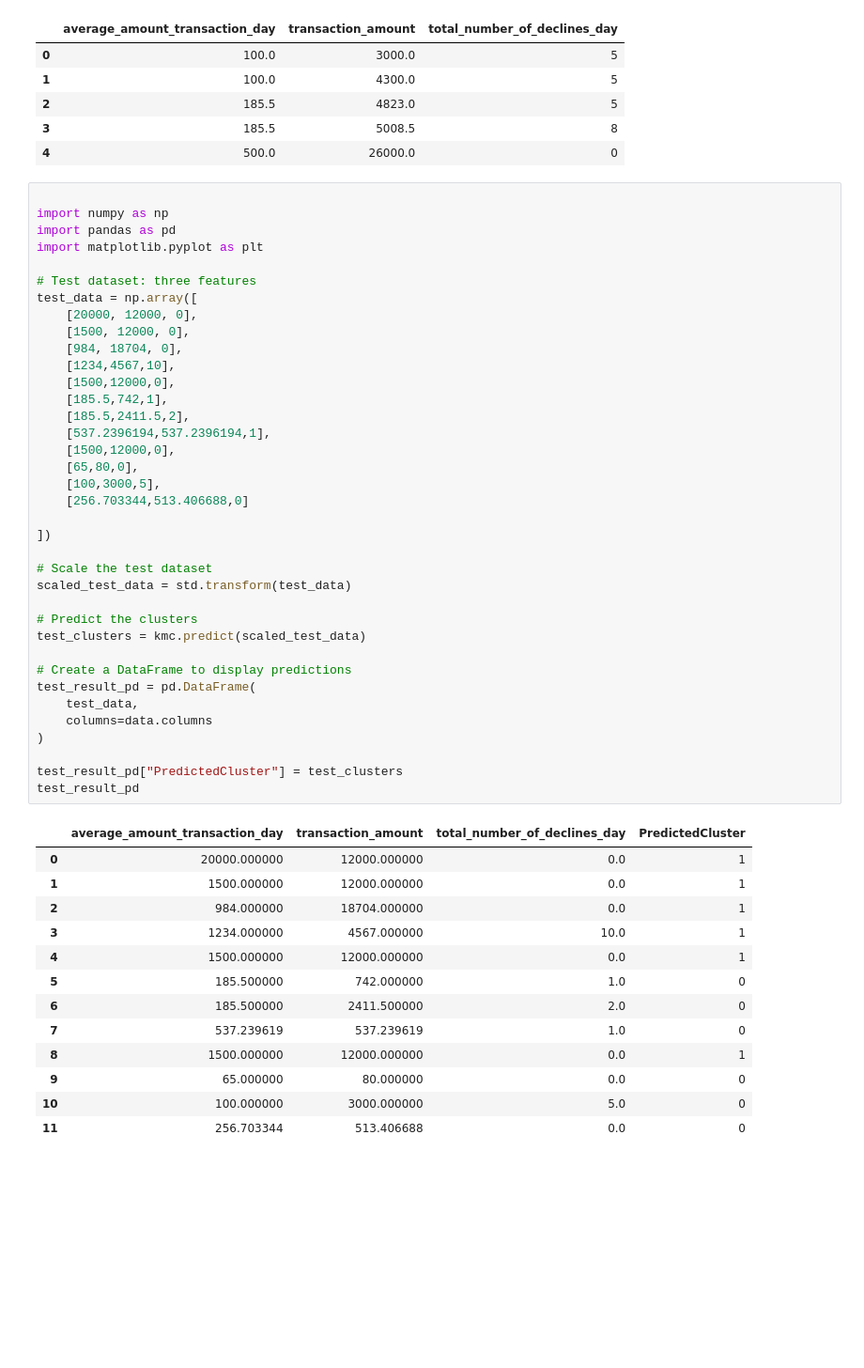
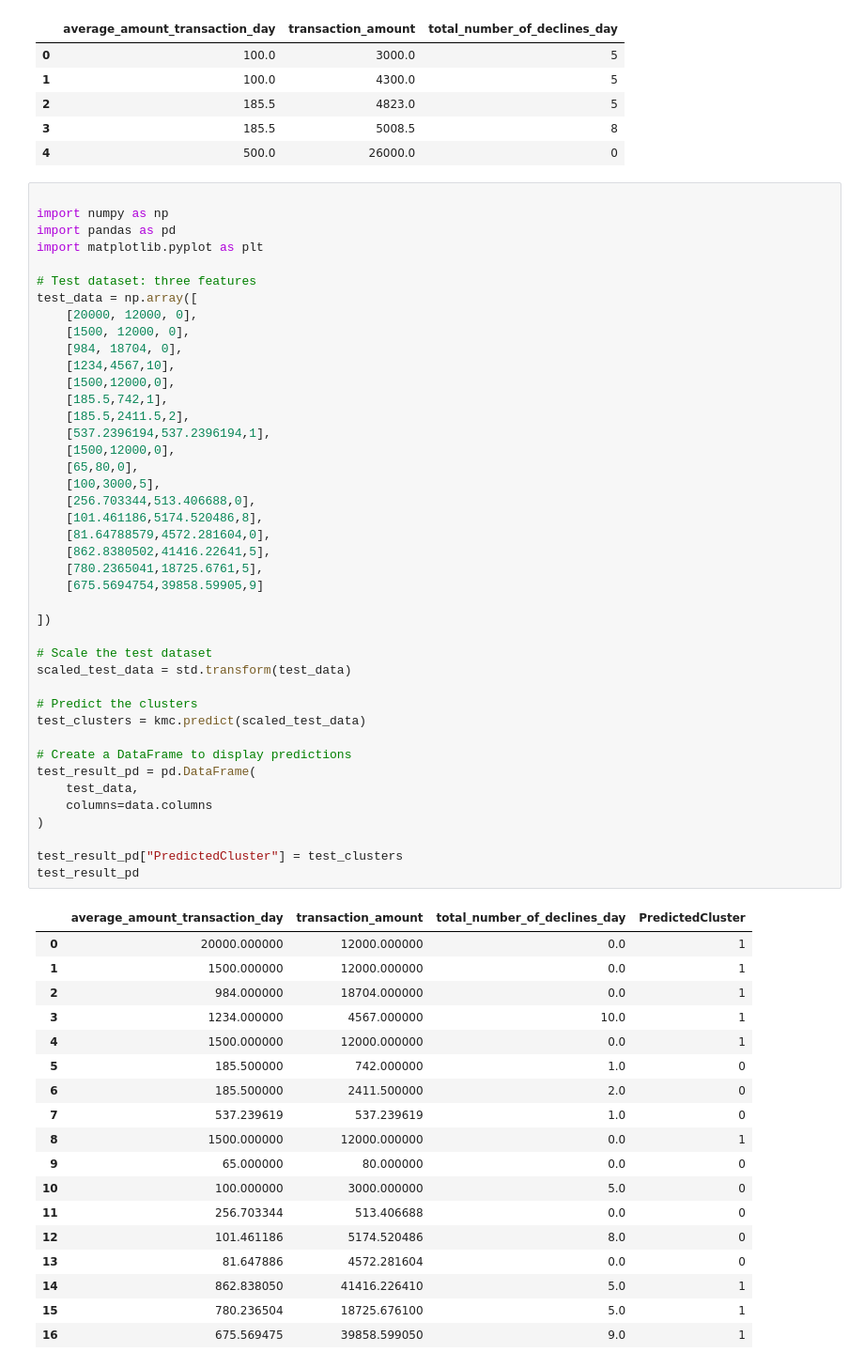
Before and after one commit to savindumahasen/Credict-Card-Fraud-Detection, a Jupyter notebook: creditcardfrauddetection.ipynb, the cells around one changed output. Shown at 94% size. Saved outputs shown, nothing was run; the diff lists cells and outputs as text; blank space fills up the shorter version.

```diff
--- a/creditcardfrauddetection.ipynb
+++ b/creditcardfrauddetection.ipynb
@@ -680,38 +680,48 @@ test_data = np.array([
     [1500,12000,0],
     [65,80,0],
     [100,3000,5],
-    [256.703344,513.406688,0]
+    [256.703344,513.406688,0],
+    [101.461186,5174.520486,8],
+    [81.64788579,4572.281604,0],
+    [862.8380502,41416.22641,5],
+    [780.2365041,18725.6761,5],
+    [675.5694754,39858.59905,9]
 
 ])
 
 # Scale the test dataset
 scaled_test_data = std.transform(test_data)
 
 # Predict the clusters
 test_clusters = kmc.predict(scaled_test_data)
 
 # Create a DataFrame to display predictions
 test_result_pd = pd.DataFrame(
     test_data,
     columns=data.columns
 )
 
 test_result_pd["PredictedCluster"] = test_clusters
 test_result_pd
 # %% [output]
 |  | average_amount_transaction_day | transaction_amount | total_number_of_declines_day | PredictedCluster |
 | 0 | 20000.000000 | 12000.000000 | 0.0 | 1 |
 | 1 | 1500.000000 | 12000.000000 | 0.0 | 1 |
 | 2 | 984.000000 | 18704.000000 | 0.0 | 1 |
 | 3 | 1234.000000 | 4567.000000 | 10.0 | 1 |
 | 4 | 1500.000000 | 12000.000000 | 0.0 | 1 |
 | 5 | 185.500000 | 742.000000 | 1.0 | 0 |
 | 6 | 185.500000 | 2411.500000 | 2.0 | 0 |
 | 7 | 537.239619 | 537.239619 | 1.0 | 0 |
 | 8 | 1500.000000 | 12000.000000 | 0.0 | 1 |
 | 9 | 65.000000 | 80.000000 | 0.0 | 0 |
 | 10 | 100.000000 | 3000.000000 | 5.0 | 0 |
 | 11 | 256.703344 | 513.406688 | 0.0 | 0 |
+| 12 | 101.461186 | 5174.520486 | 8.0 | 0 |
+| 13 | 81.647886 | 4572.281604 | 0.0 | 0 |
+| 14 | 862.838050 | 41416.226410 | 5.0 | 1 |
+| 15 | 780.236504 | 18725.676100 | 5.0 | 1 |
+| 16 | 675.569475 | 39858.599050 | 9.0 | 1 |
 # %%
 # Predict test dataset clusters
 test_labels = kmc.predict(scaled_test_data)
```
Also changed, not shown: parts of 3 cells of this notebook.
